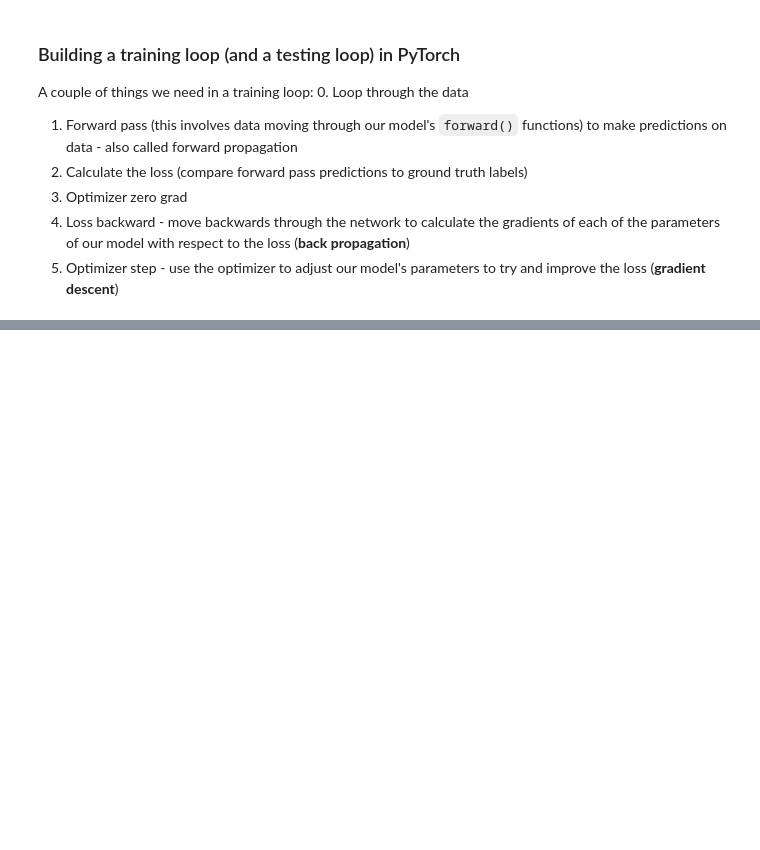
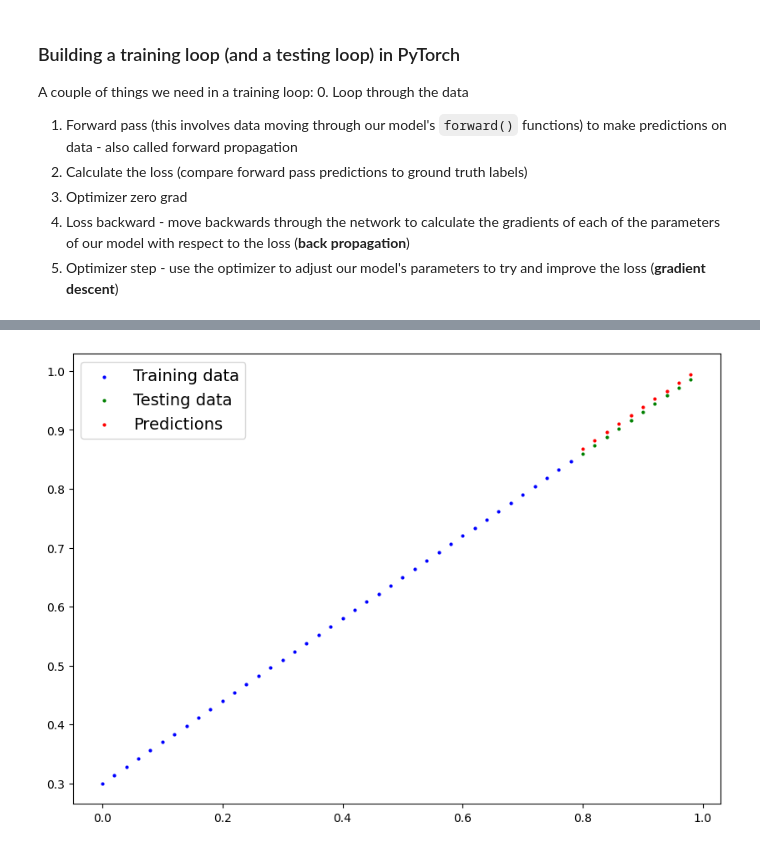
Before and after one commit to 90splayer/PyTorch, a Jupyter notebook: 01_pytorch_workflow.ipynb, the cells around one changed output, grey strips where cells are left out. Cells and saved outputs as stored; diff of their text form; code cells hidden in the pictures; blank space fills up the shorter version.

```diff
--- a/01_pytorch_workflow.ipynb
+++ b/01_pytorch_workflow.ipynb
@@ -269,0 +351,6 @@ tensor(0.4945)
+# %%
+# Make predictions with model
+with torch.inference_mode():
+  y_preds = model_0(X_test)
+
+y_preds
@@ -269,0 +368,4 @@ tensor(0.4945)
+# %%
+plot_predictions(predictions=y_preds)
+# %% [output]
+[figure, added]
```
Also changed, not shown: parts of 8 cells of this notebook.
